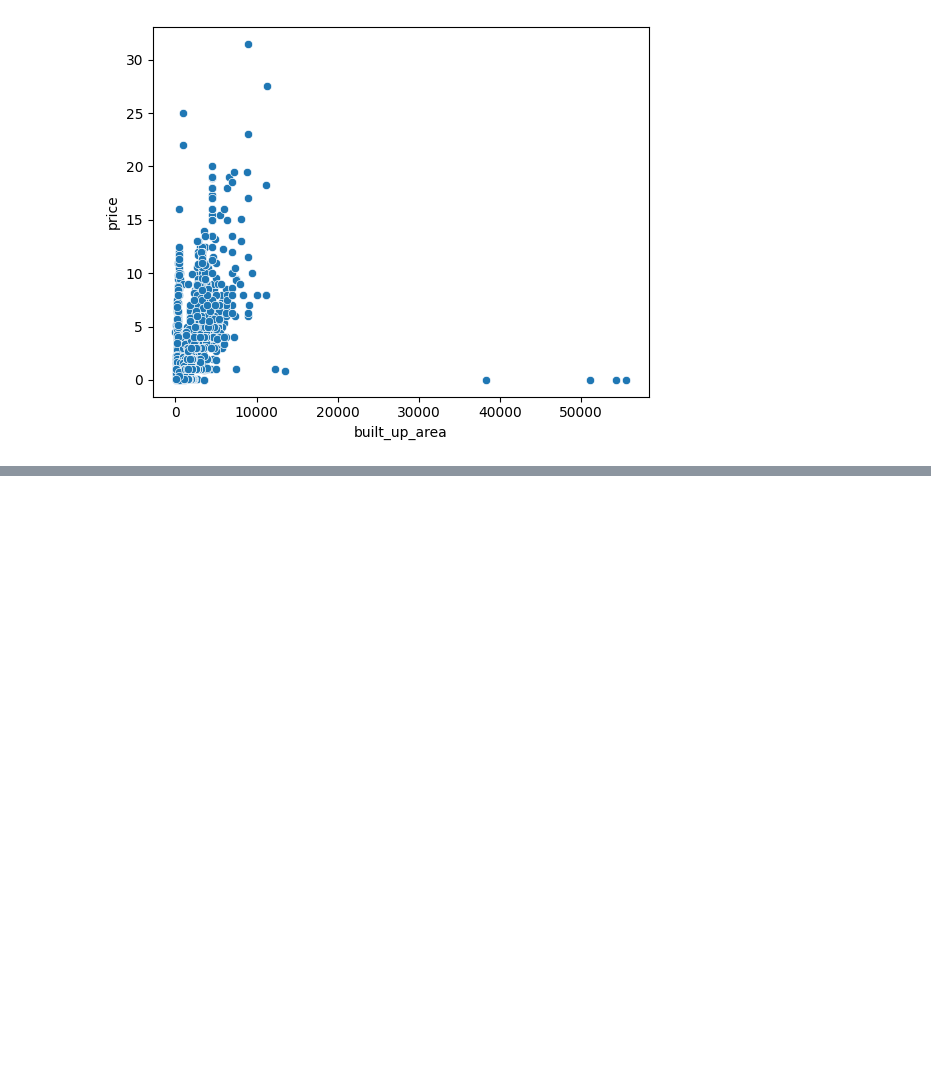
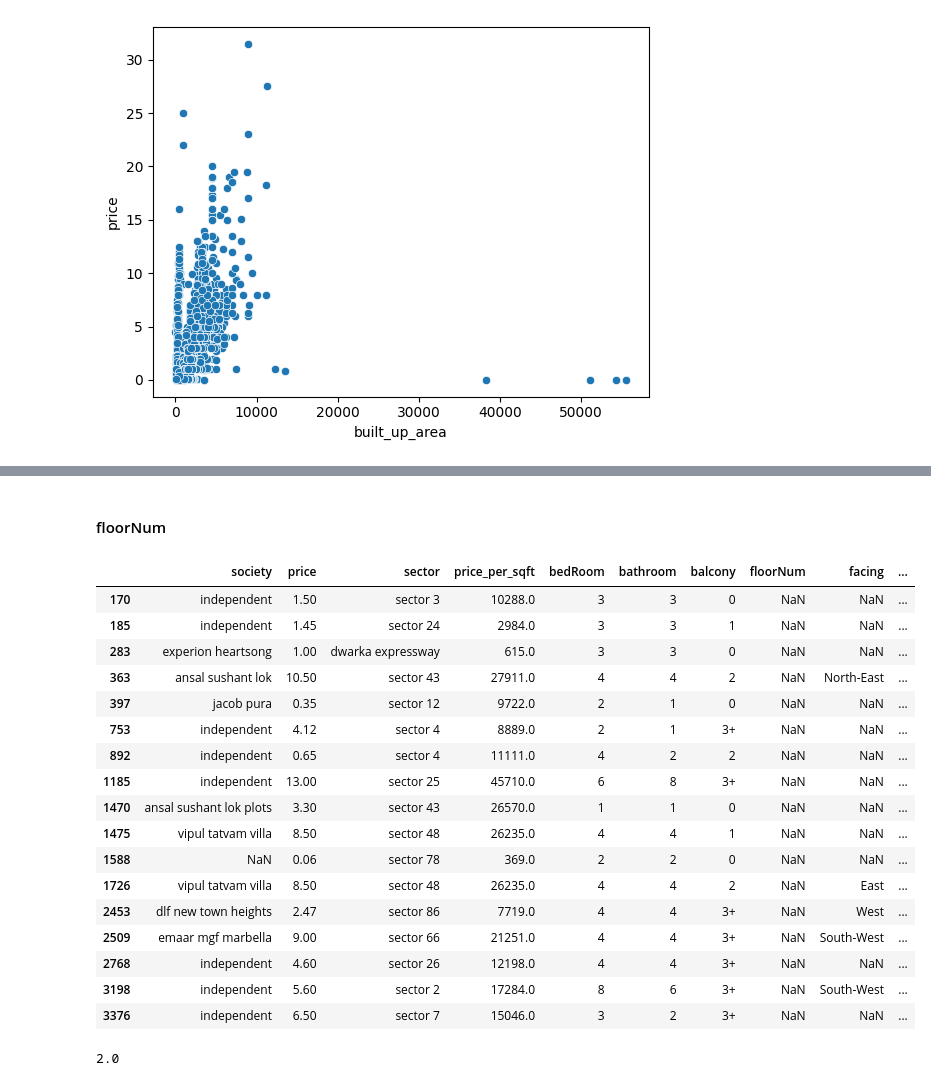
Before and after one commit to saurabh-sisodiya/Real-Estate-ML, a Jupyter notebook: missing-value-imputation.ipynb, the cells around one changed output, grey strips where cells are left out. Drawn from its saved outputs; the diff is of its cells as text; code cells hidden in the pictures; blank space fills up the shorter version.

```diff
--- a/missing-value-imputation.ipynb
+++ b/missing-value-imputation.ipynb
@@ -244,0 +288,27 @@ anamoly_df.sample(5)
+# %% [markdown]
+#### floorNum
+# %%
+df[df['floorNum'].isnull()]
+# %% [output]
+|  | society | price | sector | price_per_sqft | bedRoom | bathroom | balcony | floorNum | facing | ... |
+| 170 | independent | 1.50 | sector 3 | 10288.0 | 3 | 3 | 0 | NaN | NaN | ... |
+| 185 | independent | 1.45 | sector 24 | 2984.0 | 3 | 3 | 1 | NaN | NaN | ... |
+| 283 | experion heartsong | 1.00 | dwarka expressway | 615.0 | 3 | 3 | 0 | NaN | NaN | ... |
+| 363 | ansal sushant lok | 10.50 | sector 43 | 27911.0 | 4 | 4 | 2 | NaN | North-East | ... |
+| 397 | jacob pura | 0.35 | sector 12 | 9722.0 | 2 | 1 | 0 | NaN | NaN | ... |
+| 753 | independent | 4.12 | sector 4 | 8889.0 | 2 | 1 | 3+ | NaN | NaN | ... |
+| 892 | independent | 0.65 | sector 4 | 11111.0 | 4 | 2 | 2 | NaN | NaN | ... |
+| 1185 | independent | 13.00 | sector 25 | 45710.0 | 6 | 8 | 3+ | NaN | NaN | ... |
+| 1470 | ansal sushant lok plots | 3.30 | sector 43 | 26570.0 | 1 | 1 | 0 | NaN | NaN | ... |
+| 1475 | vipul tatvam villa | 8.50 | sector 48 | 26235.0 | 4 | 4 | 1 | NaN | NaN | ... |
+| 1588 | NaN | 0.06 | sector 78 | 369.0 | 2 | 2 | 0 | NaN | NaN | ... |
+| 1726 | vipul tatvam villa | 8.50 | sector 48 | 26235.0 | 4 | 4 | 2 | NaN | East | ... |
+| 2453 | dlf new town heights | 2.47 | sector 86 | 7719.0 | 4 | 4 | 3+ | NaN | West | ... |
+| 2509 | emaar mgf marbella | 9.00 | sector 66 | 21251.0 | 4 | 4 | 3+ | NaN | South-West | ... |
+| 2768 | independent | 4.60 | sector 26 | 12198.0 | 4 | 4 | 3+ | NaN | NaN | ... |
+| 3198 | independent | 5.60 | sector 2 | 17284.0 | 8 | 6 | 3+ | NaN | South-West | ... |
+| 3376 | independent | 6.50 | sector 7 | 15046.0 | 3 | 2 | 3+ | NaN | NaN | ... |
+# %%
+df[df['property_type'] == 'house']['floorNum'].median()
+# %% [output]
+2.0
```
Also changed, not shown: parts of 37 cells of this notebook, 1 other file.
